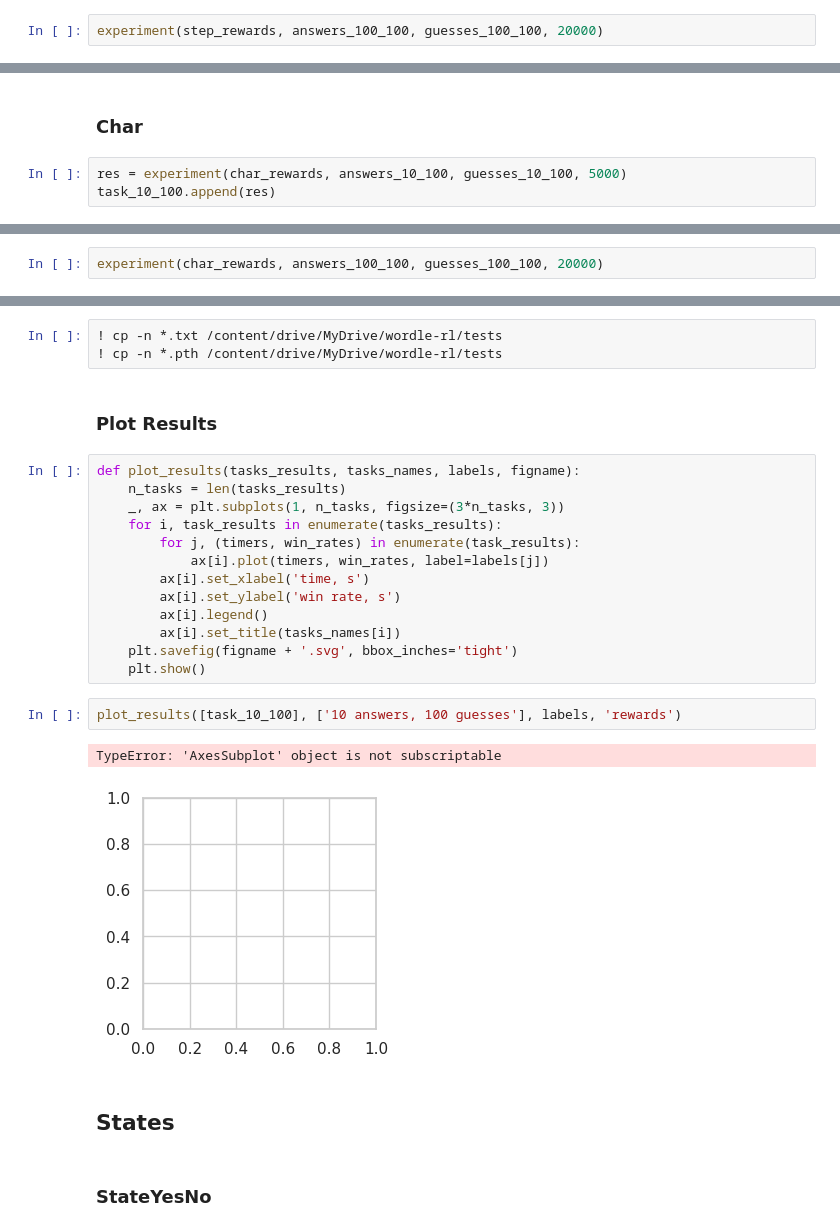
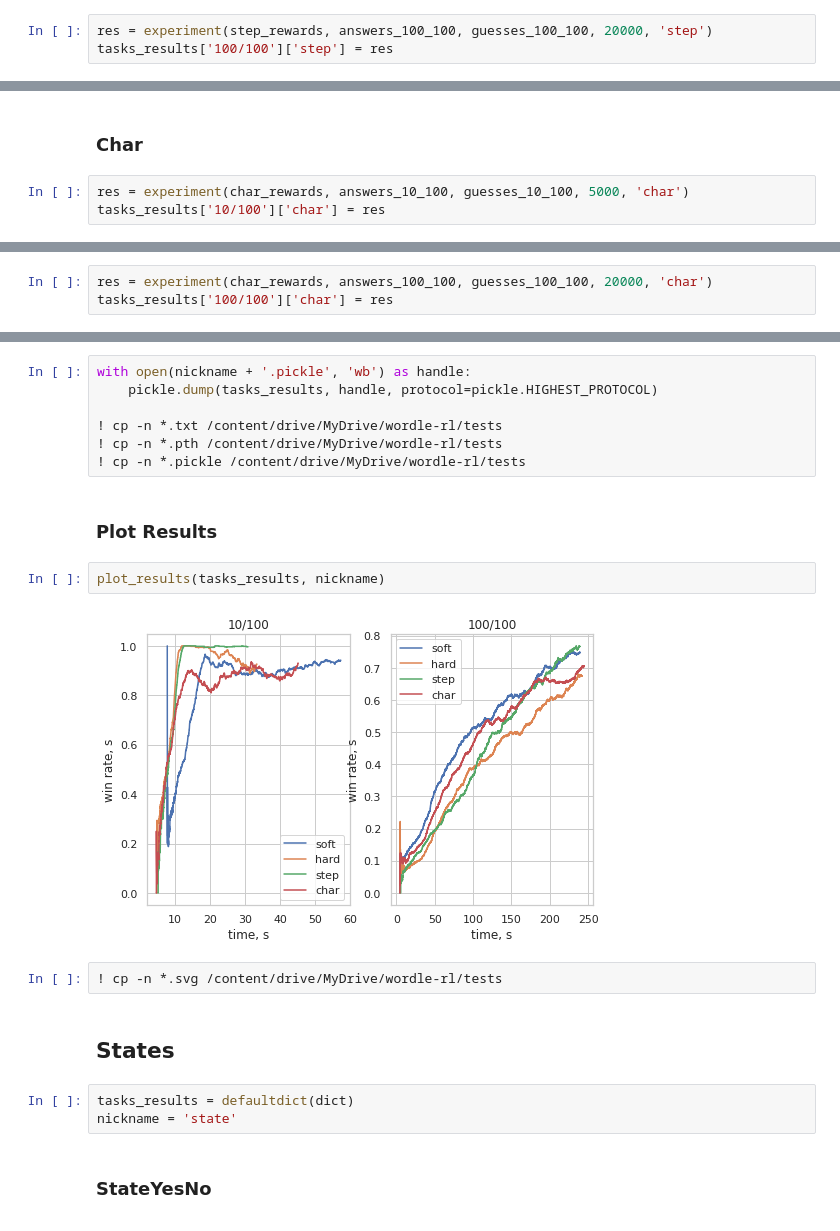
Before and after one commit to voorhs/wordle-rl, a Jupyter notebook: experiments.ipynb, the cells around one changed output, grey strips where cells are left out. Saved outputs shown, nothing was run; the diff lists cells and outputs as text.

```diff
--- a/experiments.ipynb
+++ b/experiments.ipynb
@@ -264,3 +848,4 @@ Success: 10 / 10 (100.0000%)    Steps: 2.0000   Time: 0.0 s     Saved to: test21
 # %%
-experiment(step_rewards, answers_100_100, guesses_100_100, 20000)
+res = experiment(step_rewards, answers_100_100, guesses_100_100, 20000, 'step')
+tasks_results['100/100']['step'] = res
 # %% [output]
@@ -287,6 +876,6 @@ Success: 83 / 100 (83.0000%)    Steps: 3.3253   Time: 0.4 s     Saved to: test21
 # %% [markdown]
 ### Char
 # %%
-res = experiment(char_rewards, answers_10_100, guesses_10_100, 5000)
-task_10_100.append(res)
+res = experiment(char_rewards, answers_10_100, guesses_10_100, 5000, 'char')
+tasks_results['10/100']['char'] = res
 # %% [output]
@@ -310,3 +899,4 @@ Success: 10 / 10 (100.0000%)    Steps: 3.1000   Time: 0.0 s     Saved to: test21
 # %%
-experiment(char_rewards, answers_100_100, guesses_100_100, 20000)
+res = experiment(char_rewards, answers_100_100, guesses_100_100, 20000, 'char')
+tasks_results['100/100']['char'] = res
 # %% [output]
@@ -333,28 +920,23 @@ Success: 69 / 100 (69.0000%)    Steps: 3.9130   Time: 0.9 s     Saved to: test18
 # %%
+with open(nickname + '.pickle', 'wb') as handle:
+    pickle.dump(tasks_results, handle, protocol=pickle.HIGHEST_PROTOCOL)
+
 ! cp -n *.txt /content/drive/MyDrive/wordle-rl/tests
 ! cp -n *.pth /content/drive/MyDrive/wordle-rl/tests
+! cp -n *.pickle /content/drive/MyDrive/wordle-rl/tests
 # %% [markdown]
 ### Plot Results
-# %%
-def plot_results(tasks_results, tasks_names, labels, figname):
-    n_tasks = len(tasks_results)
-    _, ax = plt.subplots(1, n_tasks, figsize=(3*n_tasks, 3))
-    for i, task_results in enumerate(tasks_results):
-        for j, (timers, win_rates) in enumerate(task_results):
-            ax[i].plot(timers, win_rates, label=labels[j])
-        ax[i].set_xlabel('time, s')
-        ax[i].set_ylabel('win rate, s')
-        ax[i].legend()
-        ax[i].set_title(tasks_names[i])
-    plt.savefig(figname + '.svg', bbox_inches='tight')
-    plt.show()
-# %%
-plot_results([task_10_100], ['10 answers, 100 guesses'], labels, 'rewards')
-# %% [output]
-TypeError: 'AxesSubplot' object is not subscriptable
-[figure, removed]
+# %%
+plot_results(tasks_results, nickname)
+# %% [output]
+[figure, added]
+# %%
+! cp -n *.svg /content/drive/MyDrive/wordle-rl/tests
 # %% [markdown]
 ## States
+# %%
+tasks_results = defaultdict(dict)
+nickname = 'state'
 # %% [markdown]
 ### StateYesNo
 # %%
```
Also changed, not shown: parts of 106 cells of this notebook, 2 other files.
